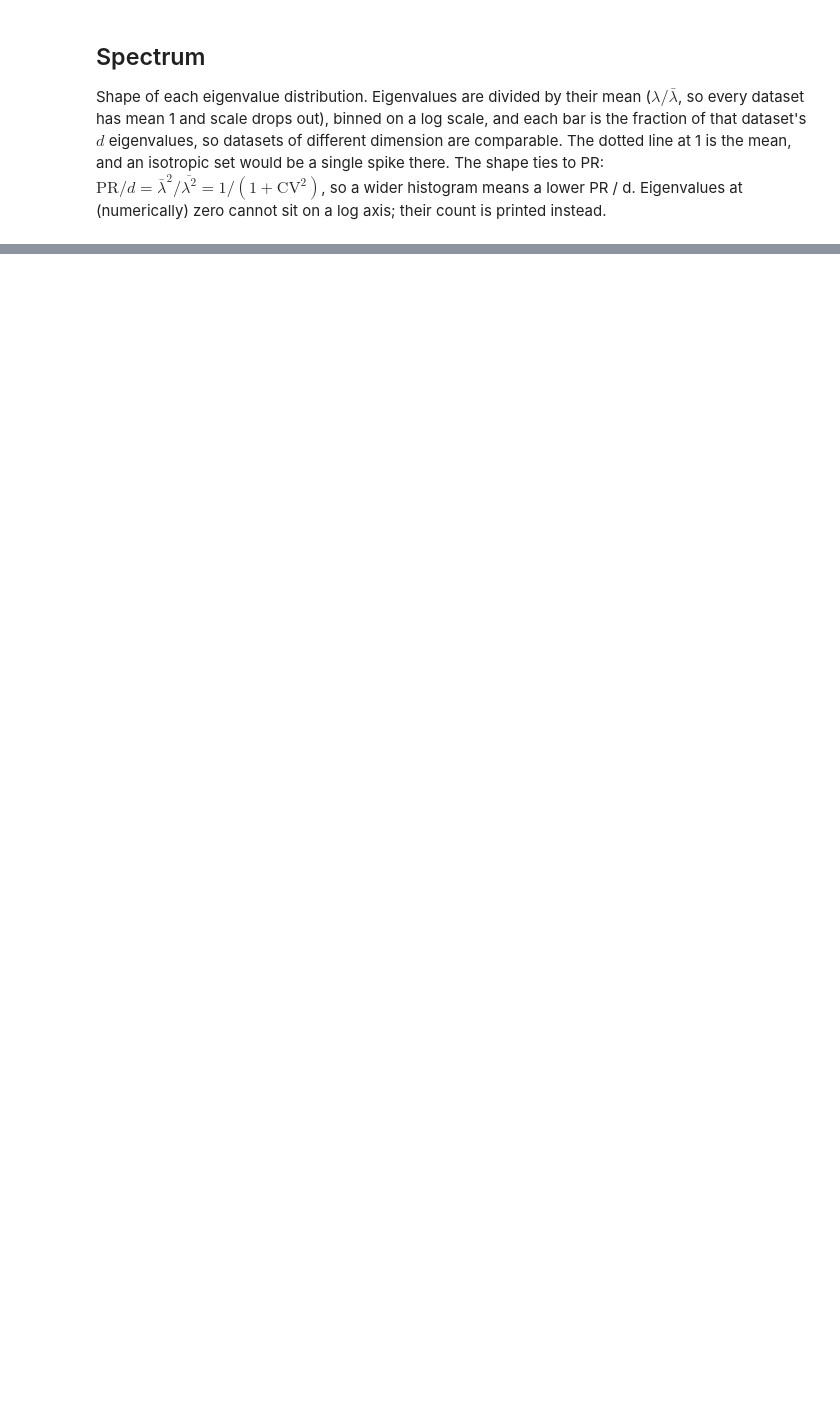
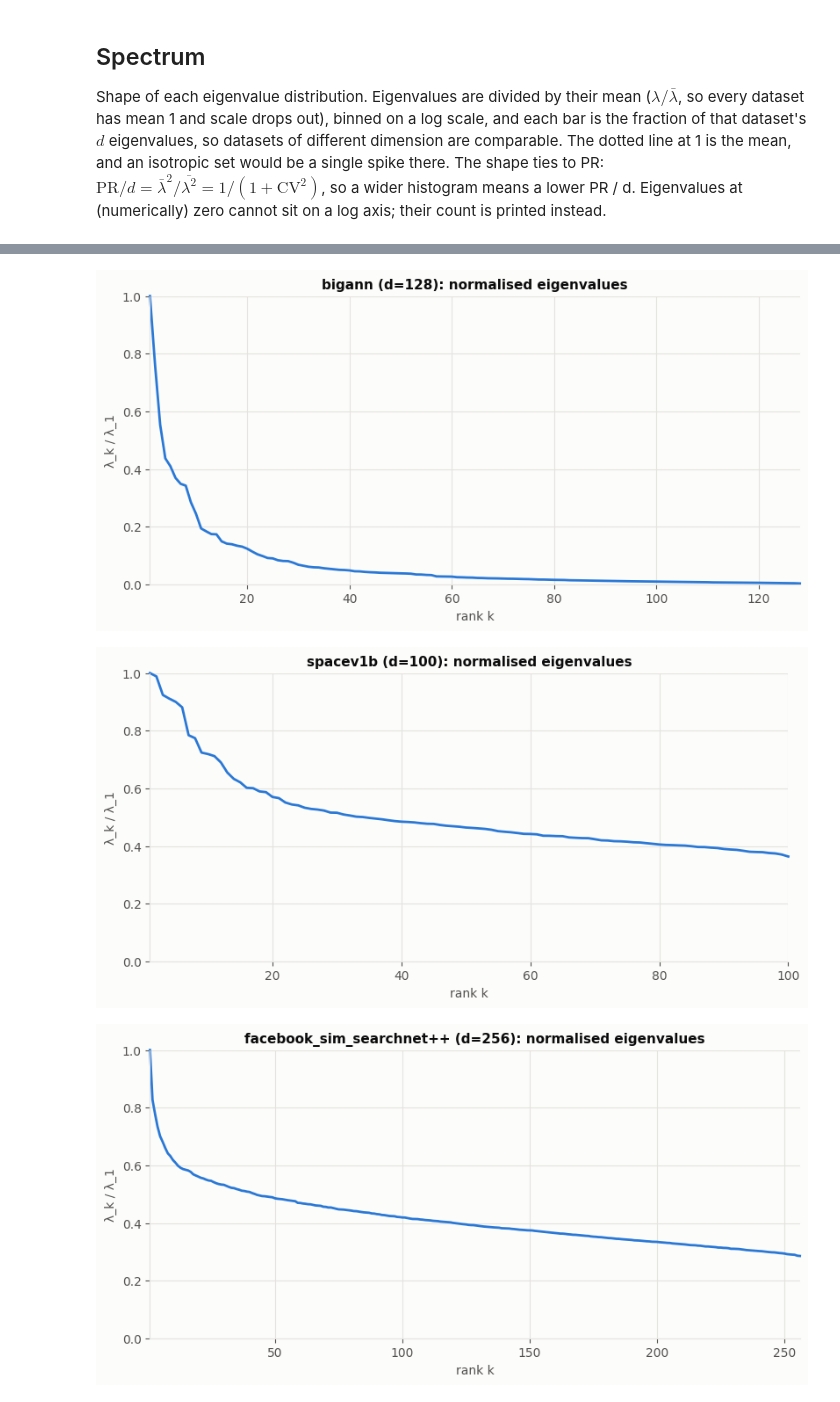
Before and after one commit to PratyushAvi/mutli-vector-search, a Jupyter notebook: src/effective_dim.ipynb, the cells around one changed output, grey strips where cells are left out. Cells and saved outputs as stored; diff of their text form; code cells hidden in the pictures; blank space fills up the shorter version.

```diff
--- a/src/effective_dim.ipynb
+++ b/src/effective_dim.ipynb
@@ -96,0 +139,16 @@ plt.show()
+# %%
+import matplotlib.pyplot as plt
+import numpy as np
+
+for name, (lam, _) in spectra.items():
+    lam = np.sort(lam)[::-1]                    # decreasing order
+    lam = lam / lam[0]                          # largest eigenvalue -> 1
+    fig, ax = plt.subplots(figsize=(8, 4), constrained_layout=True)
+    ax.plot(np.arange(1, len(lam) + 1), lam, color="#2a78d6", lw=2, clip_on=False)
+    ax.set(xlabel="rank k", ylabel="λ_k / λ_1", title=f"{name} (d={len(lam)}): normalised eigenvalues",
+           xlim=(1, len(lam)), ylim=(0, 1))
+    plt.show()
+# %% [output]
+[figure, added]
+[figure, added]
+[figure, added]
```
Also changed, not shown: parts of 5 cells of this notebook, 5 other files.
